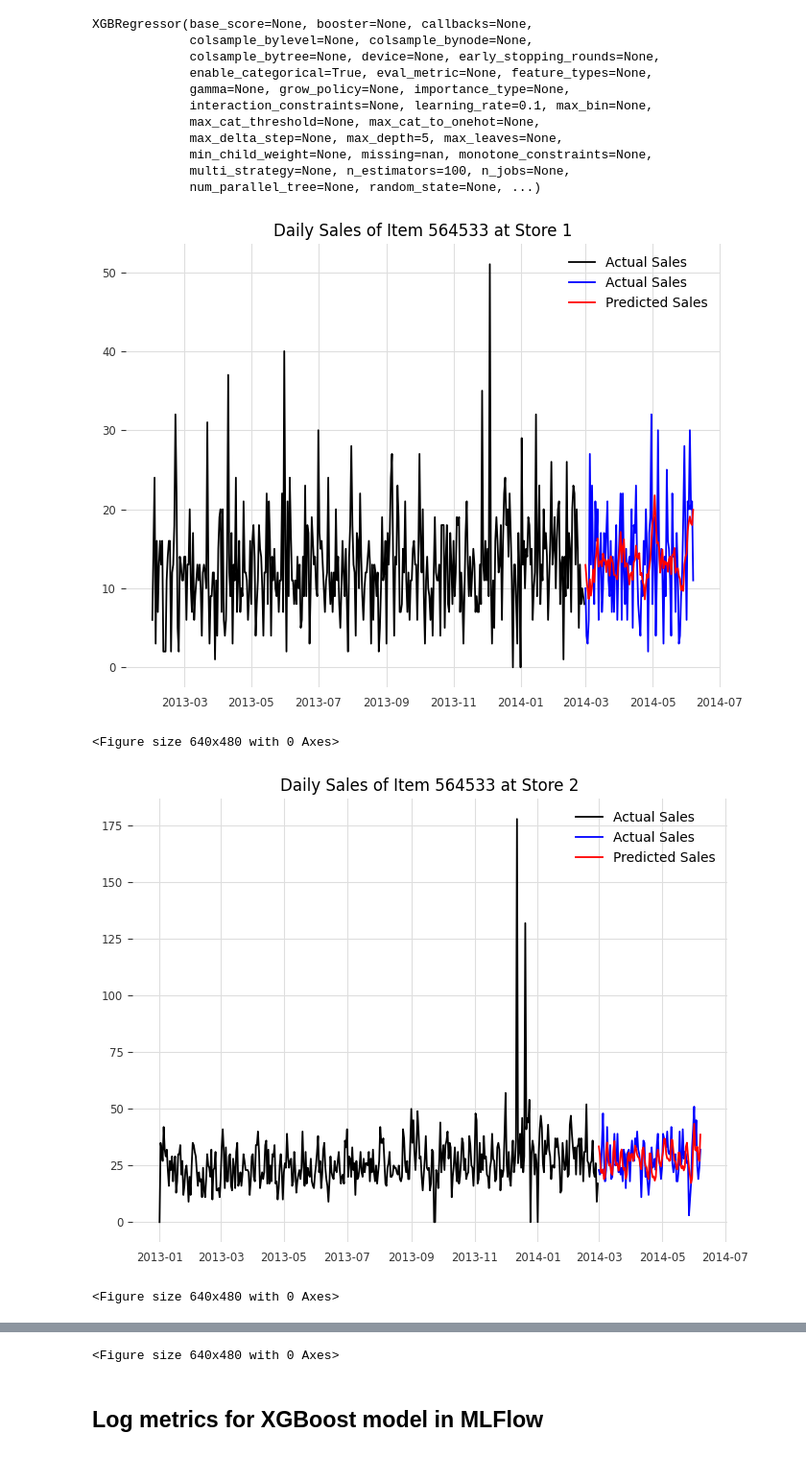
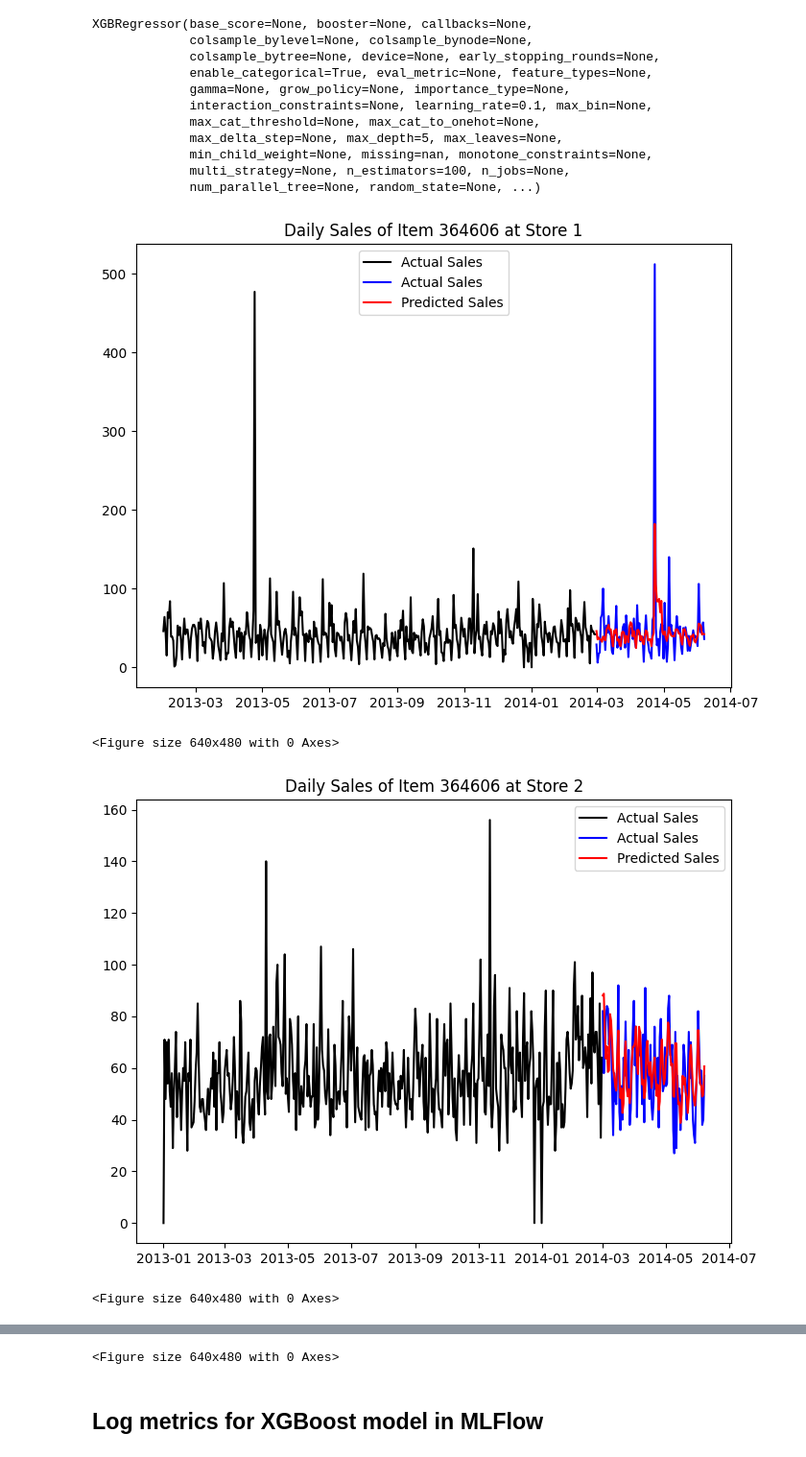
Before and after one commit to karavdin/retail_demand_forecast, a Jupyter notebook: XGBoost_demand_forecast_MLFlow.ipynb, the cells around one changed output, grey strips where cells are left out. Shown at 96% size. Drawn from its saved outputs; the diff is of its cells as text; code cells hidden in the pictures.

```diff
--- a/XGBoost_demand_forecast_MLFlow.ipynb
+++ b/XGBoost_demand_forecast_MLFlow.ipynb
@@ -100,9 +88,7 @@ df_train['date'] = pd.to_datetime(df_train['date'])
 # %%
 #store_id = [1]
 store_id = df_stores['store_nbr'].unique()
-#item_id = [564533,838216,582865,364606]
-#item_id = [564533]
-item_id = [564533,838216]
+item_id = [564533,838216,582865,364606]
 df_filtered = df_train[(df_train['store_nbr'].isin(store_id)) & (df_train['item_nbr'].isin(item_id))]
 
 # Group by date and aggregate sales
@@ -247,35 +233,35 @@ for (item_nbr, store_nbr), group in data.groupby(['item_nbr', 'store_nbr']):
   X_test = test_series.drop('unit_sales', axis=1)
   X_test = X_test.drop('date', axis=1)
   y_test = test_series['unit_sales']
   # Make predictions on the test set
   y_pred = xgboost_model.predict(X_test)
 
   if plot_count<3:
     train_series = group[group['date'] < split_date]
     plt.figure(figsize=(8, 6))
-    plt.plot(train_series['date'], train_series['unit_sales'].values, label='Actual Sales')
+    plt.plot(train_series['date'], train_series['unit_sales'].values, label='Actual Sales', color='black')
     plt.plot(test_series['date'], y_test.values, label='Actual Sales', color='blue')
     plt.plot(test_series['date'], y_pred, label='Predicted Sales', color='red')
     plt.title(f'Daily Sales of Item {item_nbr} at Store {store_nbr}')
     file_path = f'ARIMA_forecast_store_{store_id}_item_{item_nbr}.png'
     plt.legend()
     plt.show()
     plt.savefig(file_path)  # Saves the plot as a PNG file
     plot_paths.append(file_path)
     plot_count = plot_count + 1
 
   #Calculate metric values for XGBoost model
   # Bias calculation: mean of the residuals (y_pred - y_test)
   bias = np.mean(y_pred - y_test)
   bias_values.append(bias)
   # Root Mean Absolute Deviation (RMAD)
   rmad = np.mean(np.abs(y_pred - y_test))
   rmad_values.append(rmad)
   # Root Mean Squared Error (RMSE)
   rmse = np.sqrt(mean_squared_error(y_test, y_pred))
   rmse_values.append(rmse)
 # %% [output]
-[figure, old version]
+[figure, new version]
 <Figure size 640x480 with 0 Axes>
-[figure, old version]
+[figure, new version]
 <Figure size 640x480 with 0 Axes>
```
Also changed, not shown: parts of 8 cells of this notebook.
